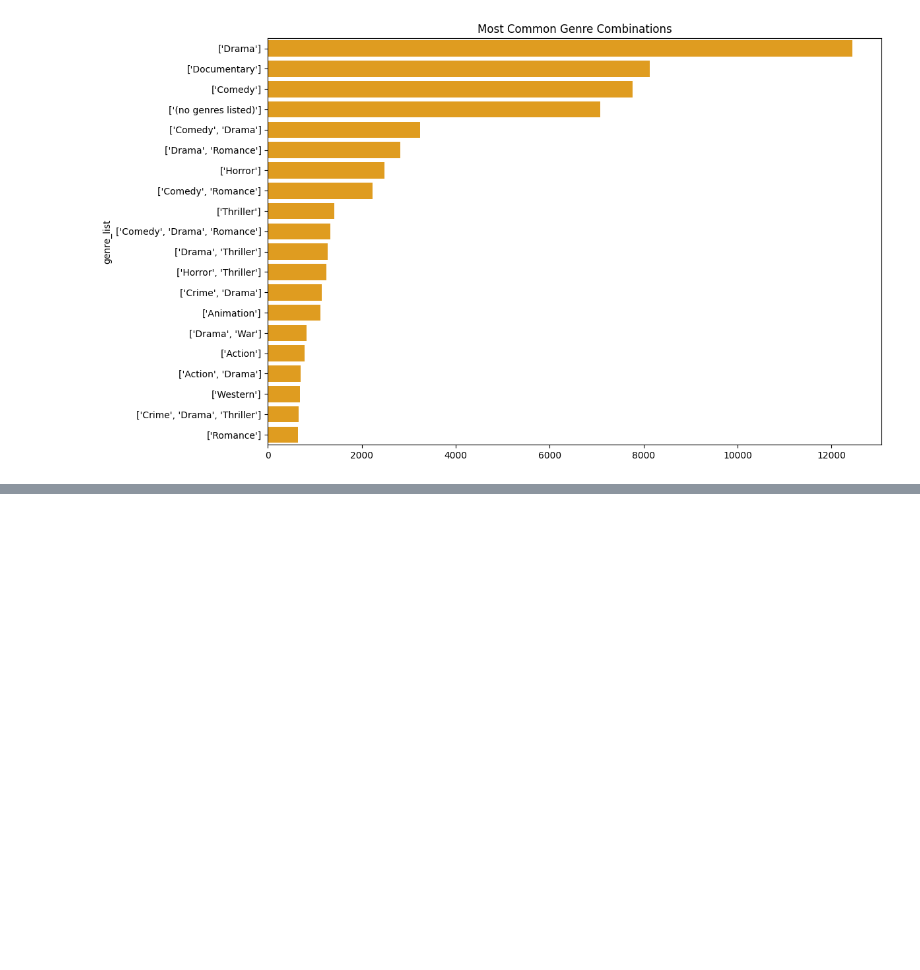
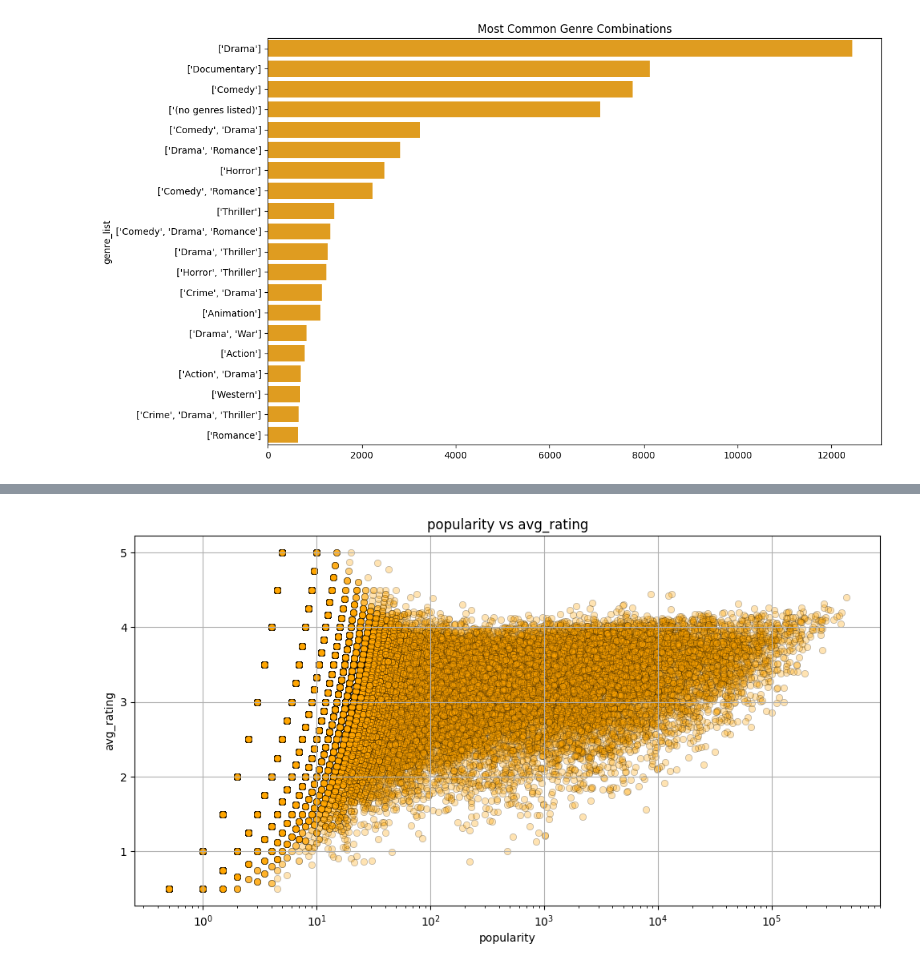
Before and after one commit to nakranimeet18/recommendation-engine-platform, a Jupyter notebook: notebooks/04_data_visualization.ipynb, the cells around one changed output, grey strips where cells are left out. Drawn from its saved outputs; the diff is of its cells as text; code cells hidden in the pictures; blank space fills up the shorter version.

```diff
--- a/notebooks/04_data_visualization.ipynb
+++ b/notebooks/04_data_visualization.ipynb
@@ -131,0 +126,19 @@ KeyError: 'avg_rating'
+# %%
+plt.figure(figsize=(12,6))
+
+sns.scatterplot(
+    data= movies,
+    x = "popularity_score_x",
+    y = "avg_rating_x",
+    color = "orange",
+    edgecolor = "black",
+    alpha = 0.3
+)
+plt.xscale("log")
+plt.title("popularity vs avg_rating")
+plt.xlabel("popularity")
+plt.ylabel("avg_rating")
+plt.grid()
+plt.show()
+# %% [output]
+[figure, added]
```
Also changed, not shown: parts of 19 cells of this notebook.
